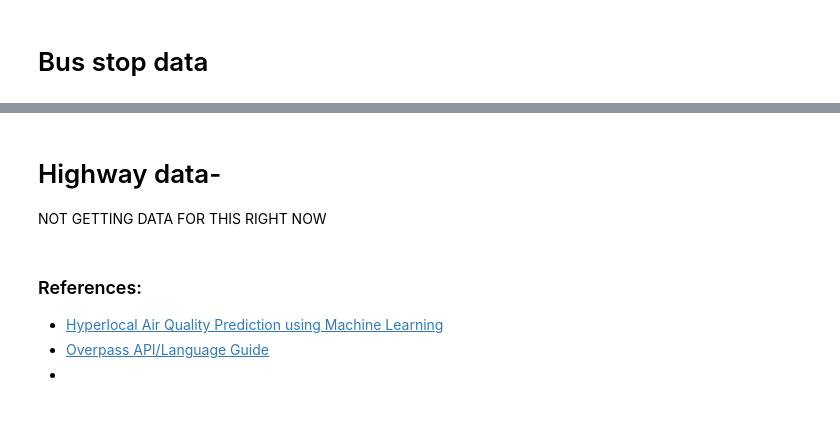
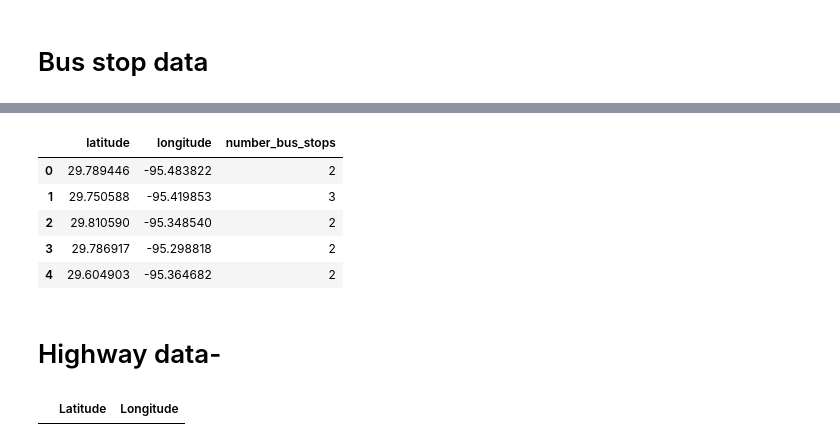
Before and after one commit to v4vigtory/Hyperlocal-Air-Quality-Prediction-in-Houston-neighborhoods, a Jupyter notebook: notebooks/cleaning/traffic_data.ipynb, the cells around one changed output, grey strips where cells are left out. Drawn from its saved outputs; the diff is of its cells as text; code cells hidden in the pictures; blank space fills up the shorter version.

```diff
--- a/notebooks/cleaning/traffic_data.ipynb
+++ b/notebooks/cleaning/traffic_data.ipynb
@@ -271,5 +428,12 @@ NO2_traffic_score.to_csv("../../data/cleaned/intersection_final.csv")
+# %%
+NO2_bus_stop_score.head()
+# %% [output]
+|  | latitude | longitude | number_bus_stops |
+| 0 | 29.789446 | -95.483822 | 2 |
+| 1 | 29.750588 | -95.419853 | 3 |
+| 2 | 29.810590 | -95.348540 | 2 |
+| 3 | 29.786917 | -95.298818 | 2 |
+| 4 | 29.604903 | -95.364682 | 2 |
 # %% [markdown]
 # Highway data-
-
-NOT GETTING DATA FOR THIS RIGHT NOW
 # %%
@@ -295,6 +453,9 @@ NOT GETTING DATA FOR THIS RIGHT NOW
-# %% [markdown]
-### References:
-
-* [Hyperlocal Air Quality Prediction using Machine Learning](https://towardsdatascience.com/hyperlocal-air-quality-prediction-using-machine-learning-ed3a661b9a71)
-* [Overpass API/Language Guide](https://wiki.openstreetmap.org/wiki/Overpass_API/Language_Guide#Retrieving_all_nodes_within_a_bounding_box)
-*
+# %%
+#Write Latitude and Longitude data to a dataframe
+highway_df = pd.DataFrame(list(zip(highway_lat, highway_lon)), columns = ['Latitude', 'Longitude'])
+
+# write traffic_df to a csv
+#highway_df.to_csv("Data/highway_locations.csv")
+highway_df.head()
+# %% [output]
+|  | Latitude | Longitude |
```
Also changed, not shown: parts of 29 cells of this notebook.
